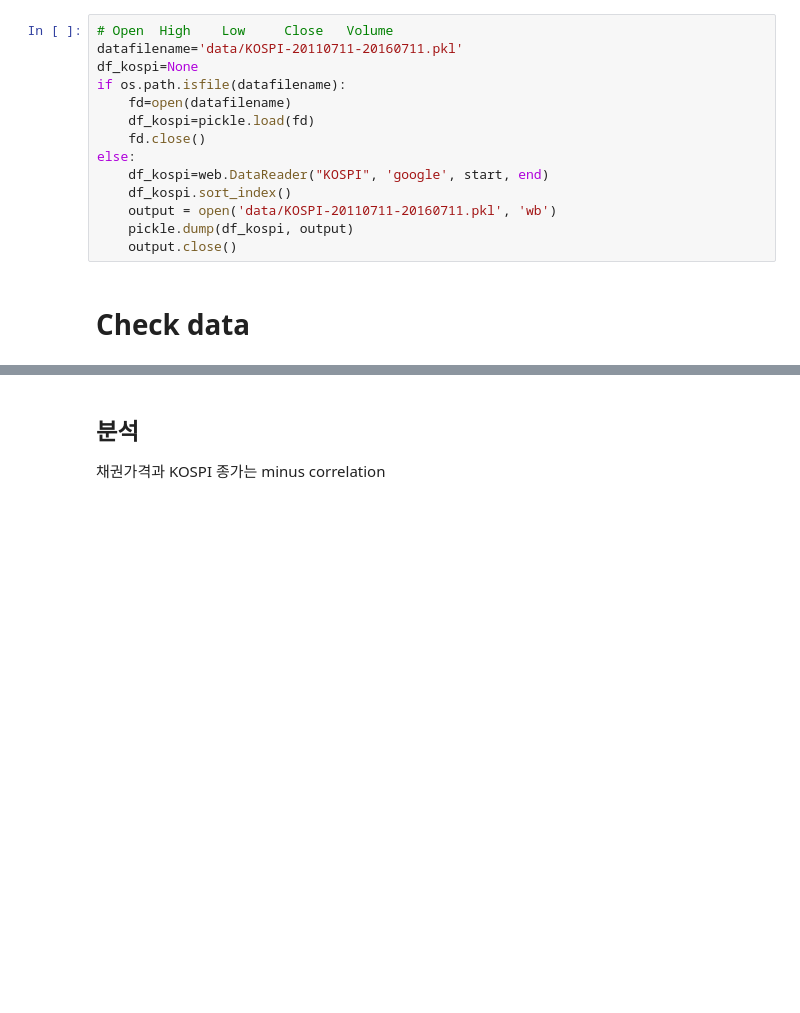
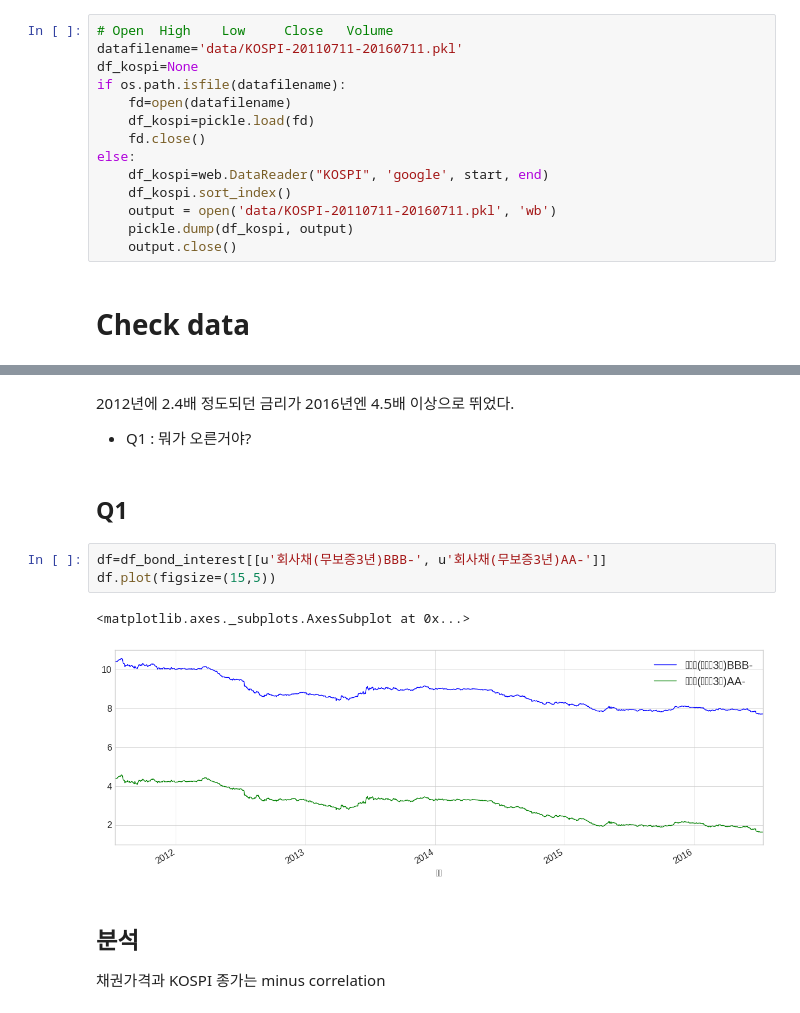
Before and after one commit to tohichoi/ecos, a Jupyter notebook: ecos.ipynb, the cells around one changed output, grey strips where cells are left out. Cells and saved outputs as stored; diff of their text form; blank space fills up the shorter version.

```diff
--- a/ecos.ipynb
+++ b/ecos.ipynb
@@ -109,3 +120,15 @@ df_merged.corr('pearson')
+# %% [markdown]
+2012년에 2.4배 정도되던 금리가 2016년엔 4.5배 이상으로 뛰었다.
+
+  * Q1 : 뭐가 오른거야?
+# %% [markdown]
+## Q1
+# %%
+df=df_bond_interest[[u'회사채(무보증3년)BBB-', u'회사채(무보증3년)AA-']]
+df.plot(figsize=(15,5))
+# %% [output]
+<matplotlib.axes._subplots.AxesSubplot at 0x...>
+[figure, added]
 # %% [markdown]
 ## 분석
 
```
Also changed, not shown: parts of 7 cells of this notebook, 3 other files.
